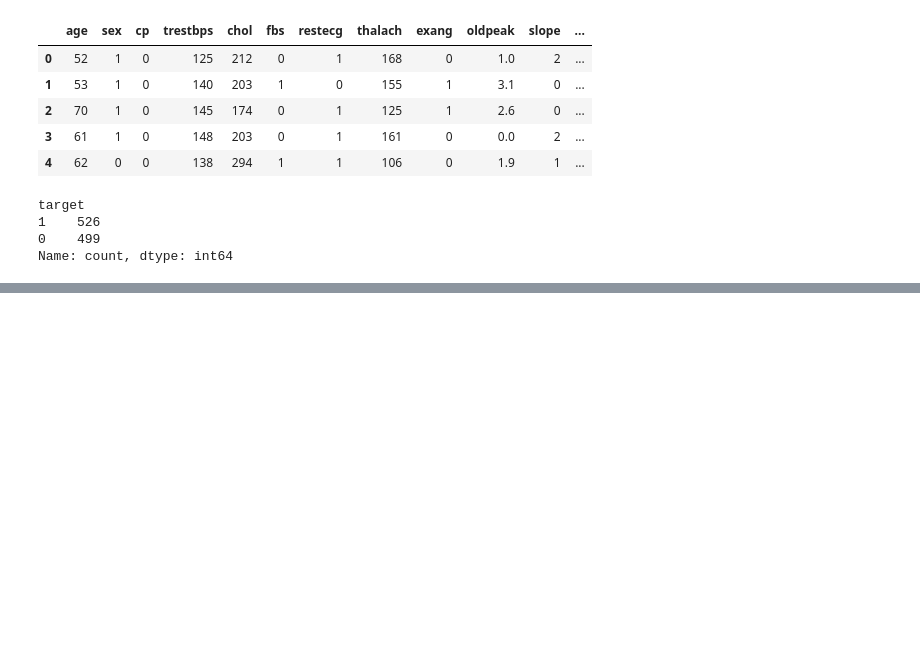
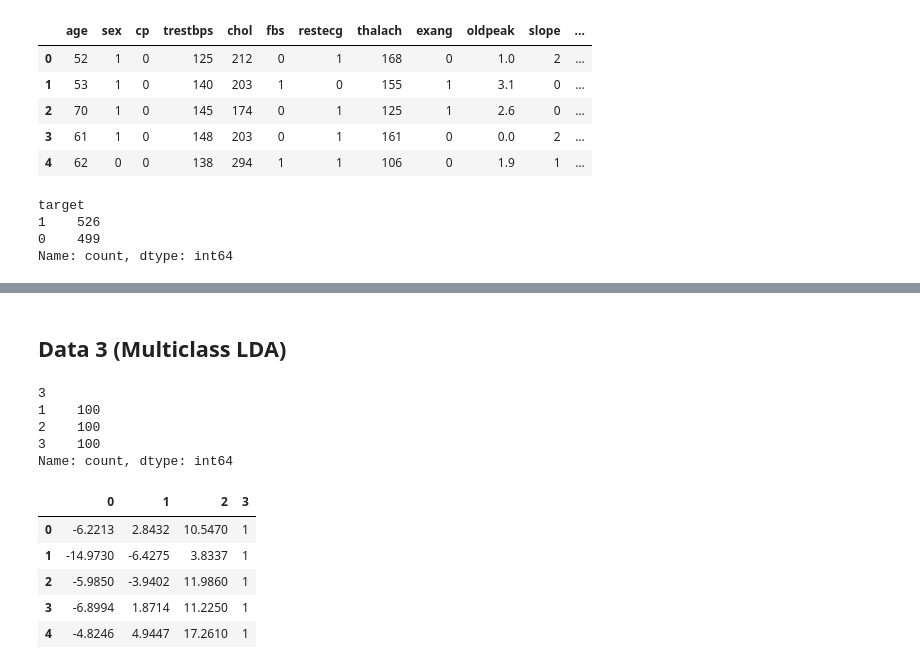
Before and after one commit to AbinashChetia/gda_ac, a Jupyter notebook: example.ipynb, the cells around one changed output, grey strips where cells are left out. Drawn from its saved outputs; the diff is of its cells as text; code cells hidden in the pictures; blank space fills up the shorter version.

```diff
--- a/example.ipynb
+++ b/example.ipynb
@@ -94,0 +93,18 @@ Facility to plot decision boundary for data with more than 3 features has not be
+# %% [markdown]
+## Data 3 (Multiclass LDA)
+# %%
+data3 = pd.read_csv('data5.csv', header=None)
+print(data3.iloc[:, -1].value_counts())
+data3.head()
+# %% [output]
+3
+1    100
+2    100
+3    100
+Name: count, dtype: int64
+|  | 0 | 1 | 2 | 3 |
+| 0 | -6.2213 | 2.8432 | 10.5470 | 1 |
+| 1 | -14.9730 | -6.4275 | 3.8337 | 1 |
+| 2 | -5.9850 | -3.9402 | 11.9860 | 1 |
+| 3 | -6.8994 | 1.8714 | 11.2250 | 1 |
+| 4 | -4.8246 | 4.9447 | 17.2610 | 1 |
```
Also changed, not shown: parts of 8 cells of this notebook, 3 other files.
